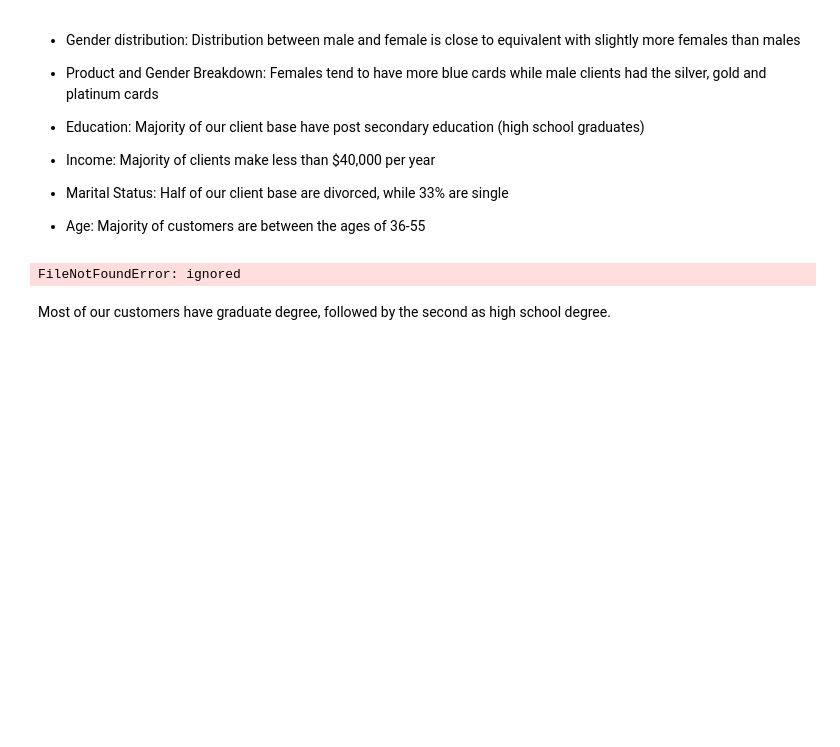
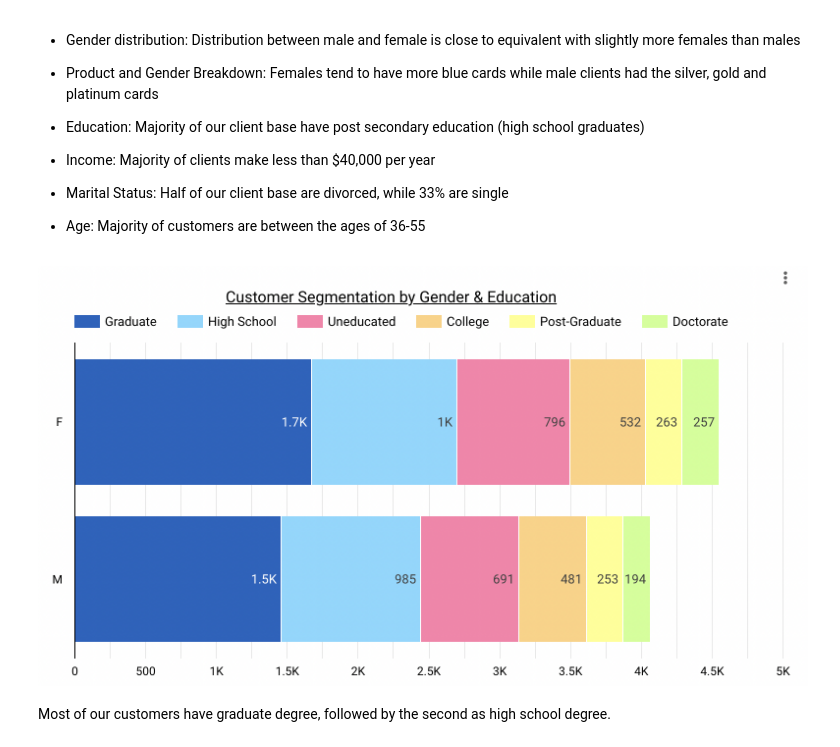
Before and after one commit to zhouchun0105/credit-card-churners, a Jupyter notebook: SUBMIT_creditcard_churners_team1.ipynb, the cells around one changed output. Saved outputs shown, nothing was run; the diff lists cells and outputs as text; code cells hidden in the pictures; blank space fills up the shorter version.

```diff
--- a/SUBMIT_creditcard_churners_team1.ipynb
+++ b/SUBMIT_creditcard_churners_team1.ipynb
@@ -171,8 +171,8 @@ Before we analyze how different features relate with churn rate, we perform cust
 
 - Age: Majority of customers are between the ages of 36-55
 # %%
-Image(filename='/content/F.png')
+Image(filename='/content/A.png')
 # %% [output]
-FileNotFoundError: ignored
+[figure, added]
 # %% [markdown]
 Most of our customers have graduate degree, followed by the second as high school degree.
```
Also changed, not shown: parts of 11 cells of this notebook.
